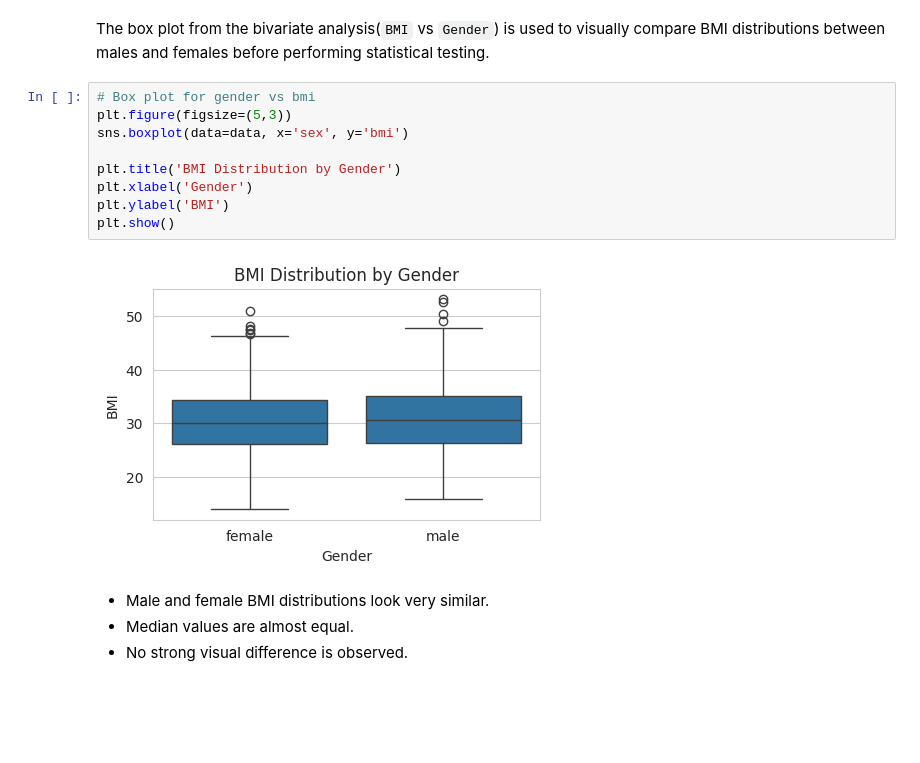
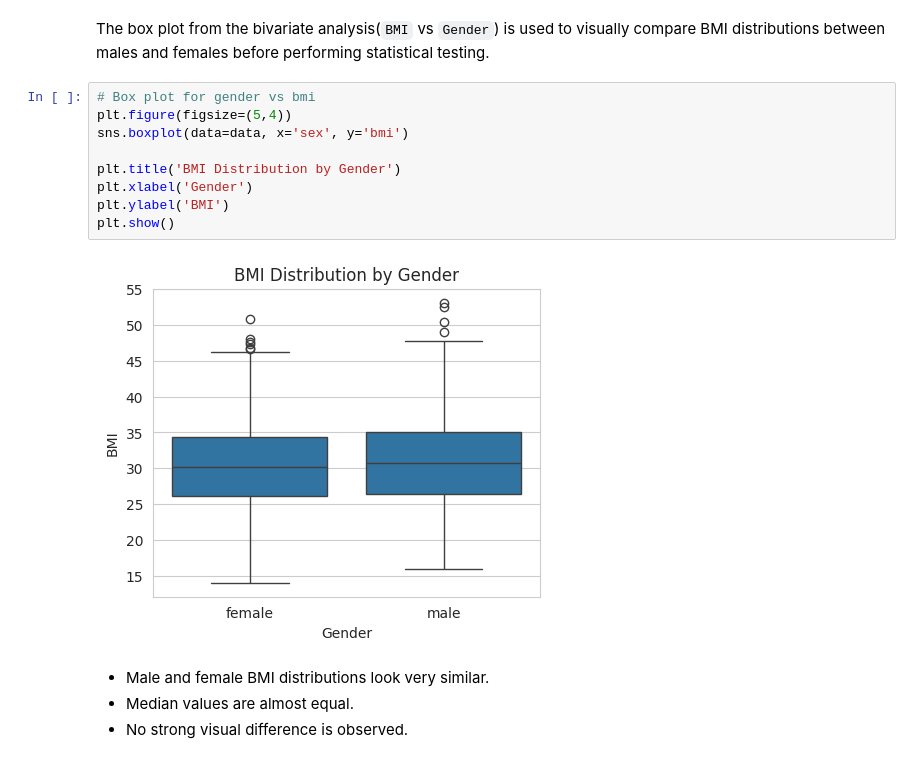
Before and after one commit to MonishDY/AI-Track, a Jupyter notebook: Capstone Project/MonishDY_230701195_Axis_Case_Study.ipynb, the cells around one changed output. Cells and saved outputs as stored; diff of their text form; blank space fills up the shorter version.

```diff
--- a/Capstone Project/MonishDY_230701195_Axis_Case_Study.ipynb
+++ b/Capstone Project/MonishDY_230701195_Axis_Case_Study.ipynb
@@ -705,15 +705,15 @@ This analysis aims to determine whether there is a statistically significant dif
 The box plot from the bivariate analysis(`BMI` vs `Gender`) is used to visually compare BMI distributions between males and females before performing statistical testing.
 # %%
 # Box plot for gender vs bmi
-plt.figure(figsize=(5,3))
+plt.figure(figsize=(5,4))
 sns.boxplot(data=data, x='sex', y='bmi')
 
 plt.title('BMI Distribution by Gender')
 plt.xlabel('Gender')
 plt.ylabel('BMI')
 plt.show()
 # %% [output]
-[figure, old version]
+[figure, new version]
 # %% [markdown]
 - Male and female BMI distributions look very similar.
 - Median values are almost equal.
```
Also changed, not shown: parts of 71 cells of this notebook.
